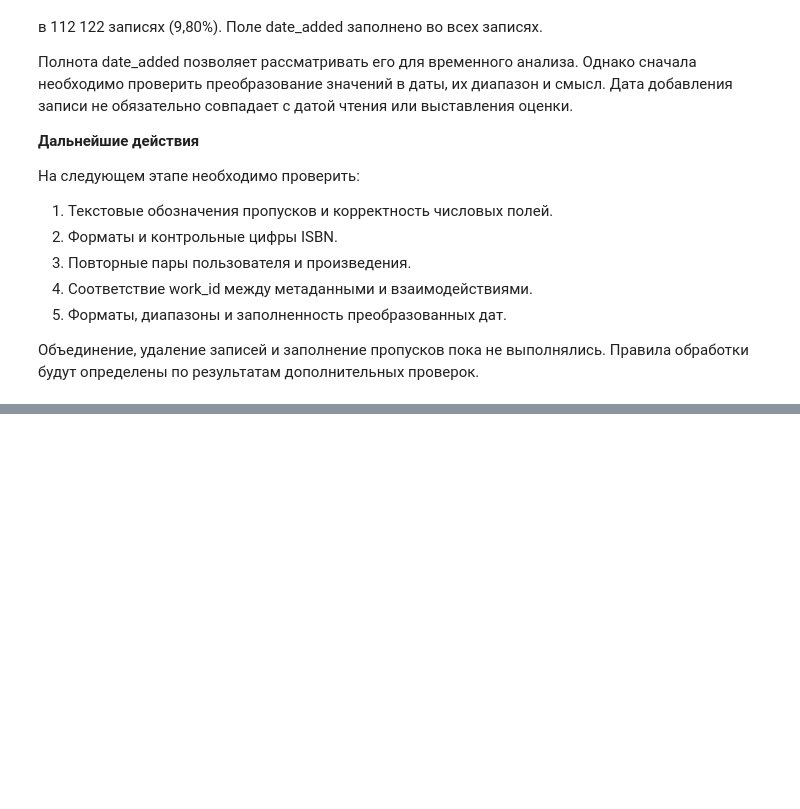
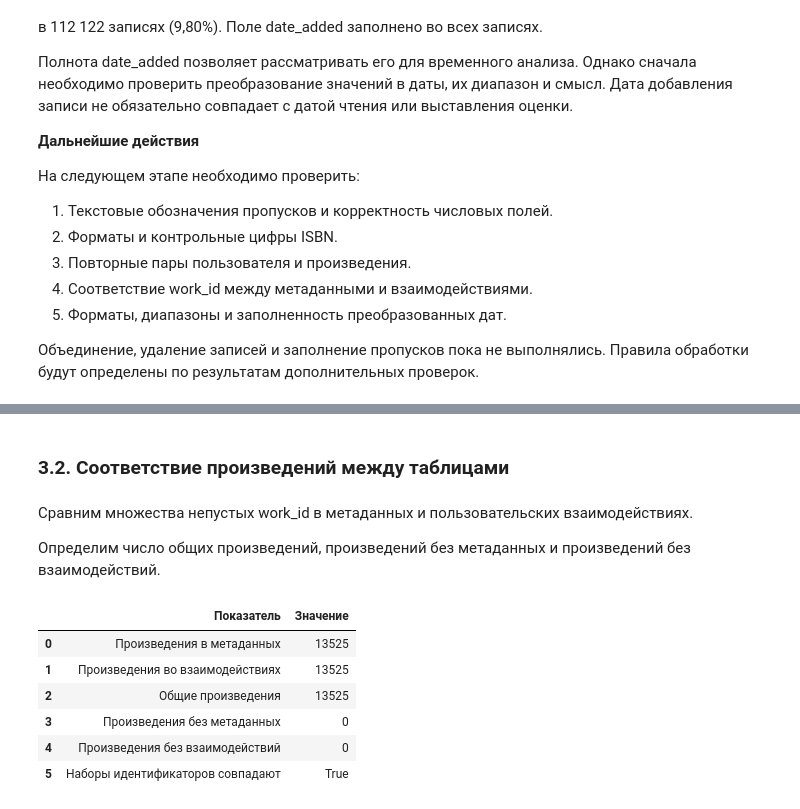
Before and after one commit to RafaelART01/BookRecommender, a Jupyter notebook: notebooks/01_data_audit.ipynb, the cells around one changed output, grey strips where cells are left out. Saved outputs shown, nothing was run; the diff lists cells and outputs as text; code cells hidden in the pictures; blank space fills up the shorter version.

```diff
--- a/notebooks/01_data_audit.ipynb
+++ b/notebooks/01_data_audit.ipynb
@@ -691,0 +741,49 @@ isbn13 в 1 661 записи (12,28%). Эти группы могут перес
+# %% [markdown]
+### 3.2. Соответствие произведений между таблицами
+# %% [markdown]
+Сравним множества непустых work_id в метаданных
+и пользовательских взаимодействиях.
+
+Определим число общих произведений, произведений без метаданных
+и произведений без взаимодействий.
+# %%
+metadata_ids = set(metadata_work_ids.dropna())
+
+review_ids = set(
+    interaction_keys["work_id"].dropna()
+)
+
+common_ids = metadata_ids & review_ids
+ids_without_metadata = review_ids - metadata_ids
+ids_without_reviews = metadata_ids - review_ids
+
+link_summary = pd.DataFrame(
+    {
+        "Показатель": [
+            "Произведения в метаданных",
+            "Произведения во взаимодействиях",
+            "Общие произведения",
+            "Произведения без метаданных",
+            "Произведения без взаимодействий",
+            "Наборы идентификаторов совпадают",
+        ],
+        "Значение": [
+            len(metadata_ids),
+            len(review_ids),
+            len(common_ids),
+            len(ids_without_metadata),
+            len(ids_without_reviews),
+            metadata_ids == review_ids,
+        ],
+    }
+)
+
+link_summary
+# %% [output]
+|  | Показатель | Значение |
+| 0 | Произведения в метаданных | 13525 |
+| 1 | Произведения во взаимодействиях | 13525 |
+| 2 | Общие произведения | 13525 |
+| 3 | Произведения без метаданных | 0 |
+| 4 | Произведения без взаимодействий | 0 |
+| 5 | Наборы идентификаторов совпадают | True |
```
Also changed, not shown: parts of 16 cells of this notebook.
